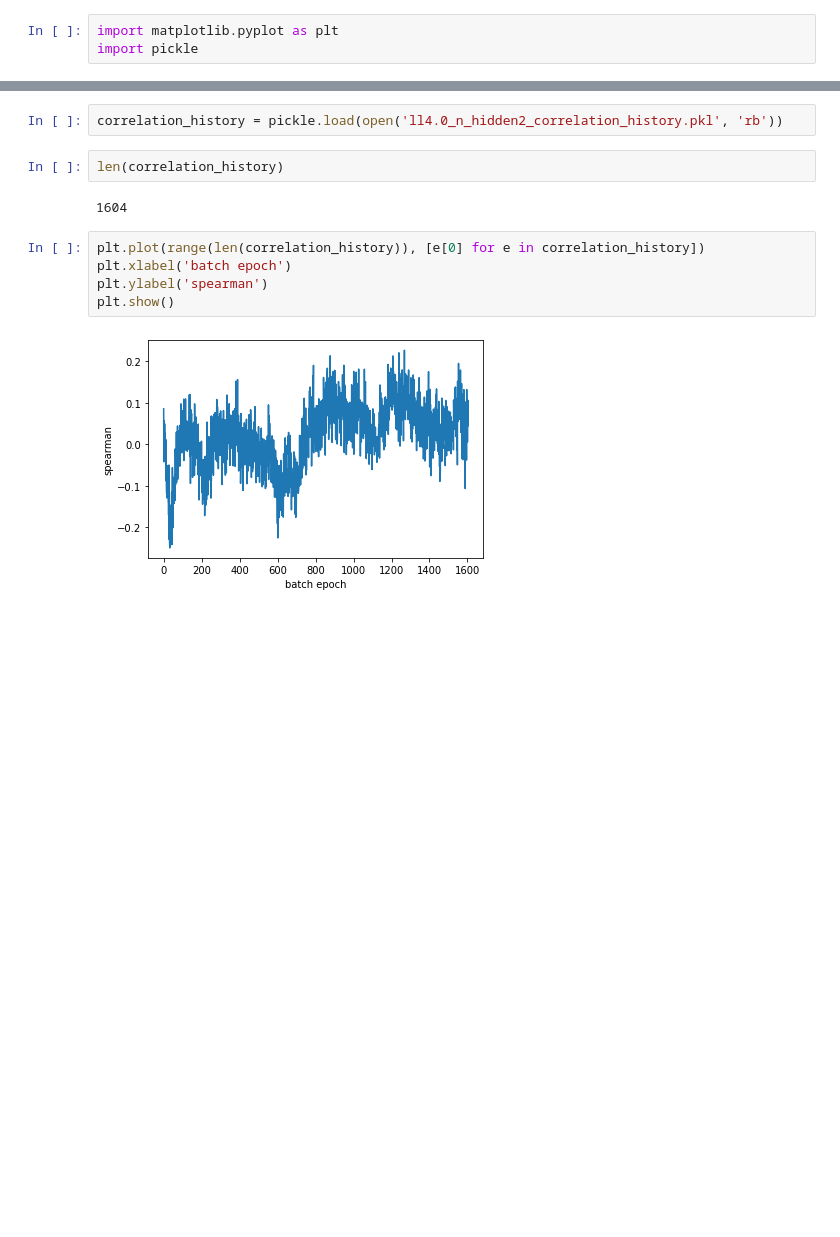
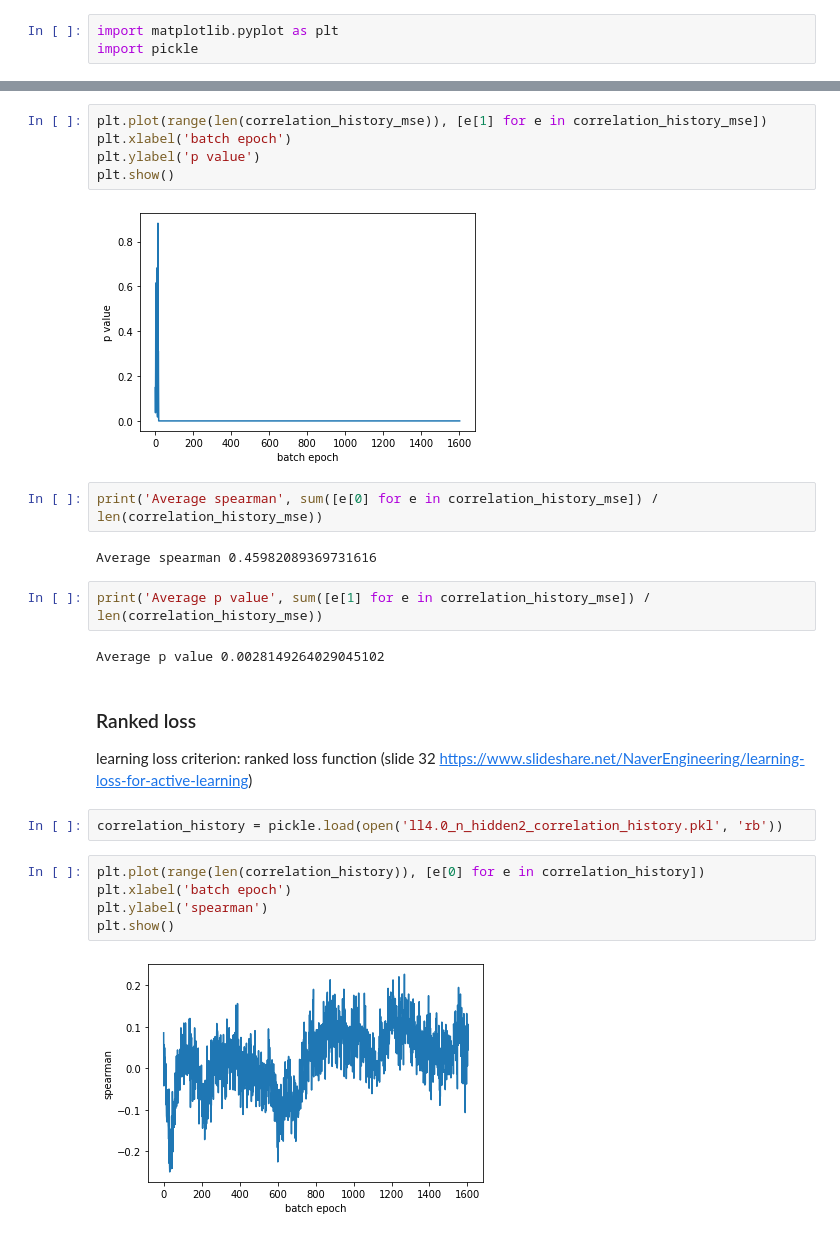
Before and after one commit to nibydlo/Thesis, a Jupyter notebook: topics_ds/learning_loss_correlation.ipynb, the cells around one changed output, grey strips where cells are left out. Cells and saved outputs as stored; diff of their text form; blank space fills up the shorter version.

```diff
--- a/topics_ds/learning_loss_correlation.ipynb
+++ b/topics_ds/learning_loss_correlation.ipynb
@@ -10,9 +20,23 @@ learning loss module:
+# %%
+plt.plot(range(len(correlation_history_mse)), [e[1] for e in correlation_history_mse])
+plt.xlabel('batch epoch')
+plt.ylabel('p value')
+plt.show()
+# %% [output]
+[figure, added]
+# %%
+print('Average spearman', sum([e[0] for e in correlation_history_mse]) / len(correlation_history_mse))
+# %% [output]
+Average spearman 0.45982089369731616
+# %%
+print('Average p value', sum([e[1] for e in correlation_history_mse]) / len(correlation_history_mse))
+# %% [output]
+Average p value 0.0028149264029045102
+# %% [markdown]
+### Ranked loss
+learning loss criterion: ranked loss function (slide 32 https://www.slideshare.net/NaverEngineering/learning-loss-for-active-learning)
 # %%
 correlation_history = pickle.load(open('ll4.0_n_hidden2_correlation_history.pkl', 'rb'))
-# %%
-len(correlation_history)
-# %% [output]
-1604
 # %%
 plt.plot(range(len(correlation_history)), [e[0] for e in correlation_history])
 plt.xlabel('batch epoch')
```
Also changed, not shown: parts of 4 cells of this notebook.
